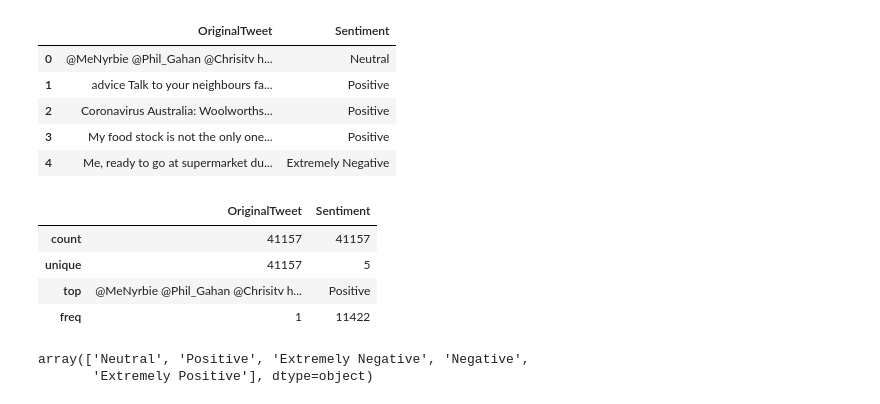
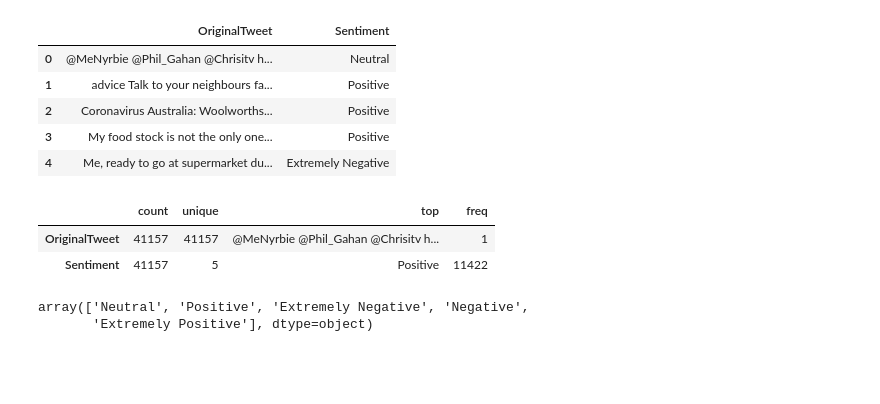
Before and after one commit to AnkitWalde/Coronavirus-Tweet-Sentiment-Analysis, a Jupyter notebook: Coronavirus_Tweet_Sentiment_Analysis_Capstone_Project.ipynb, the cells around one changed output. Cells and saved outputs as stored; diff of their text form; code cells hidden in the pictures; blank space fills up the shorter version.

```diff
--- a/Coronavirus_Tweet_Sentiment_Analysis_Capstone_Project.ipynb
+++ b/Coronavirus_Tweet_Sentiment_Analysis_Capstone_Project.ipynb
@@ -46,6 +51,6 @@ Drive already mounted at /content/drive; to attempt to forcibly remount, call dr
 # %%
 #Assigning variable
-df_orignal=pd.read_csv('/content/drive/MyDrive/Colab Notebooks/Coronavirus Tweets.csv', encoding = 'latin-1')
+df_orignal=pd.read_csv('/content/drive/MyDrive/ML capstone projects/Supervised ML/Classification Model/Copy of Coronavirus Tweets.csv', encoding = 'latin-1')
 # %%
 #copying data to preserve orignal file
 df1=df_orignal.copy()
@@ -97,13 +102,11 @@ df.head()
 | 4 | Me, ready to go at supermarket du... | Extremely Negative |
 # %%
 #Stastastical analysis of dataset
-df.describe()
+df.describe().T
 # %% [output]
-|  | OriginalTweet | Sentiment |
-| count | 41157 | 41157 |
-| unique | 41157 | 5 |
-| top | @MeNyrbie @Phil_Gahan @Chrisitv h... | Positive |
-| freq | 1 | 11422 |
+|  | count | unique | top | freq |
+| OriginalTweet | 41157 | 41157 | @MeNyrbie @Phil_Gahan @Chrisitv h... | 1 |
+| Sentiment | 41157 | 5 | Positive | 11422 |
 # %%
 #checking Unique values
 df.Sentiment.unique()
```
Also changed, not shown: parts of 76 cells of this notebook.
